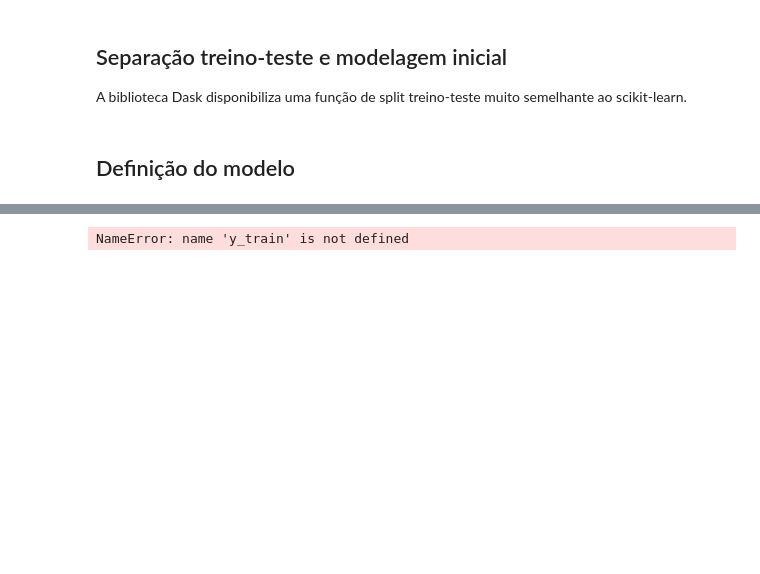
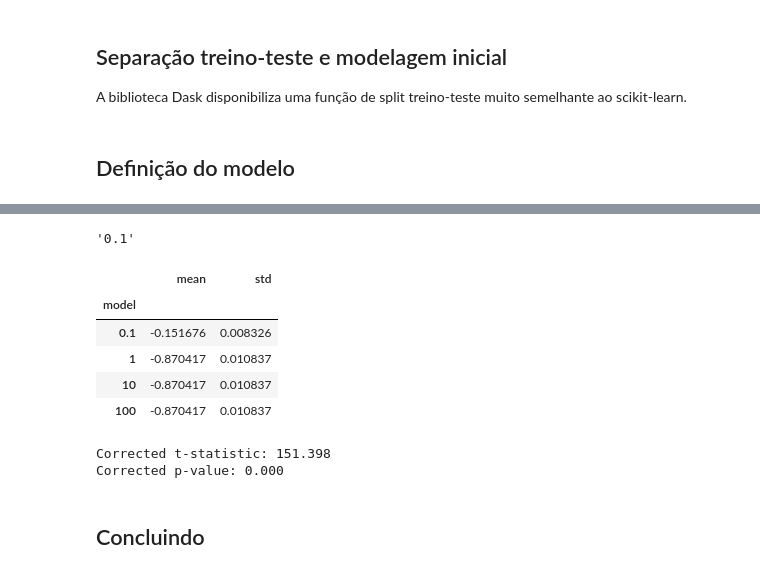
Before and after one commit to anaparraf/machine_learning_projeto2, a Jupyter notebook: main.ipynb, the cells around one changed output, grey strips where cells are left out. Cells and saved outputs as stored; diff of their text form; code cells hidden in the pictures; blank space fills up the shorter version.

```diff
--- a/main.ipynb
+++ b/main.ipynb
@@ -508,30 +720,50 @@ Pipeline(steps=[('preprocessor',
-# %%
-from dask.distributed import Client
-# Iniciar o cliente Dask
-client = Client()
-
-# Grid de parâmetros
-param_grid = {
-    'lasso__alpha': [0.01, 0.1, 1, 10, 100, 500, 1000]
-}
-
-# Configuração do GridSearchCV
-num_splits = 50
-test_fraction = 0.2
-num_samples_total = len(y_train)
-num_samples_test = int(test_fraction * num_samples_total)
-
-grid = GridSearchCV(
-    pipe,
-    param_grid,
-    cv=num_splits,  # Aqui, ShuffleSplit não é necessário já que o Dask GridSearchCV utiliza sua própria metodologia
-    scoring='neg_root_mean_squared_error'
-)
-
-# Ajuste do modelo
-grid.fit(X_train, y_train)
-
-# O cliente Dask pode ser fechado após o uso
-client.close()
-# %% [output]
-NameError: name 'y_train' is not defined
+# %%
+results_df = pd.DataFrame(grid.cv_results_) \
+    .sort_values(by='rank_test_score')
+
+results_df = results_df \
+    .set_index(
+        results_df["params"] \
+            .apply(lambda x: "_".join(str(val) for val in x.values()))
+    ) \
+    .rename_axis("model")
+
+model_scores = results_df.filter(regex=r"split\d*_test_score")
+# %%
+model_scores.index[0]
+# %% [output]
+'0.1'
+# %%
+mean_perf = model_scores.agg(['mean', 'std'], axis=1)
+mean_perf['std'] = mean_perf['std'] / np.sqrt(num_splits)
+mean_perf = mean_perf.sort_values('mean', ascending=False)
+mean_perf
+# %% [output]
+|  | mean | std |
+| model |  |  |
+| 0.1 | -0.151676 | 0.008326 |
+| 1 | -0.870417 | 0.010837 |
+| 10 | -0.870417 | 0.010837 |
+| 100 | -0.870417 | 0.010837 |
+# %%
+model_1_scores = model_scores.iloc[0].values  # scores of the best model
+model_2_scores = model_scores.iloc[1].values  # scores of the second-best model
+
+differences = model_1_scores - model_2_scores
+
+n = differences.shape[0]  # number of test sets
+dof = n - 1
+
+t_stat, p_val = compute_corrected_ttest(
+    differences,
+    dof,
+    num_samples_train,
+    num_samples_test,
+)
+print(f"Corrected t-statistic: {t_stat:.3f}")
+print(f"Corrected p-value: {p_val:.3f}")
+# %% [output]
+Corrected t-statistic: 151.398
+Corrected p-value: 0.000
+# %% [markdown]
+## Concluindo
```
Also changed, not shown: parts of 38 cells of this notebook, 5 other files.
